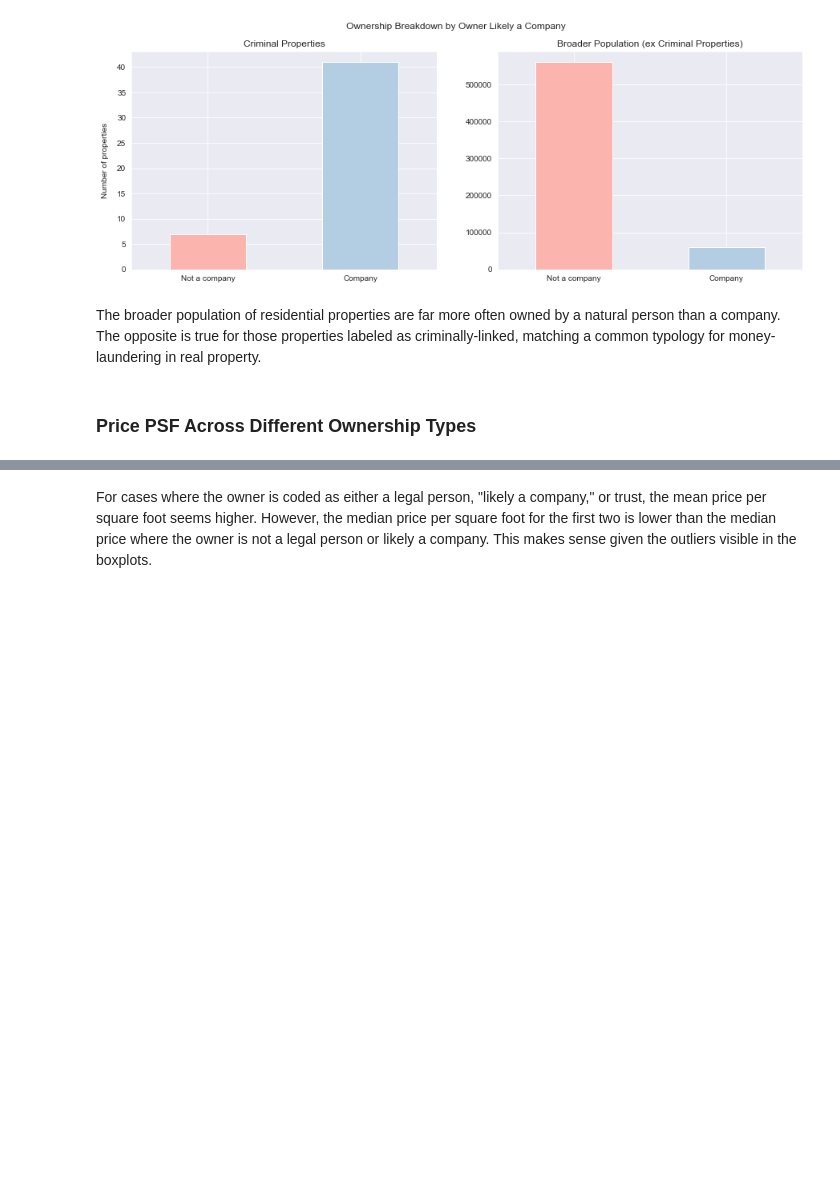
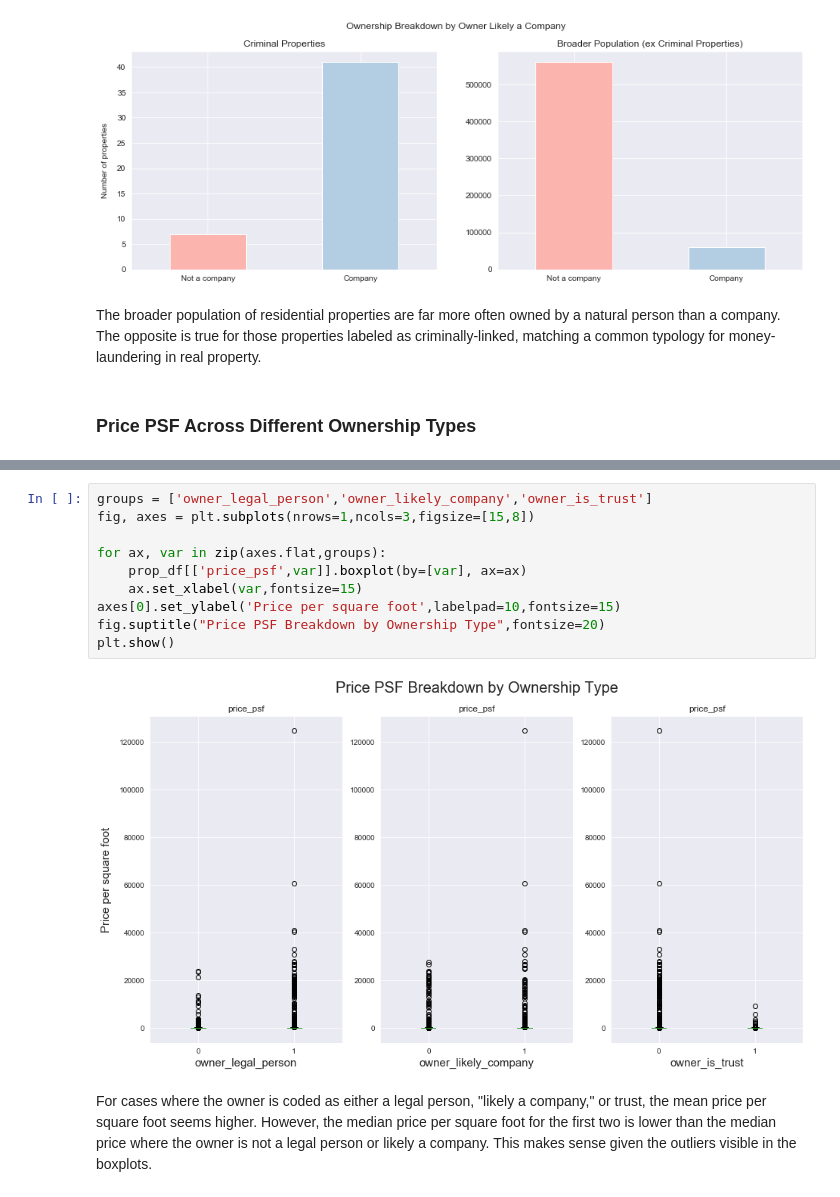
Before and after one commit to mpky/property_project, a Jupyter notebook: notebooks/Bexar_EDA.ipynb, the cells around one changed output, grey strips where cells are left out. Saved outputs shown, nothing was run; the diff lists cells and outputs as text; blank space fills up the shorter version.

Commit message:
Add axis labels to all plots

```diff
--- a/notebooks/Bexar_EDA.ipynb
+++ b/notebooks/Bexar_EDA.ipynb
@@ -305,3 +306,15 @@ plt.show()
+# %%
+groups = ['owner_legal_person','owner_likely_company','owner_is_trust']
+fig, axes = plt.subplots(nrows=1,ncols=3,figsize=[15,8])
+
+for ax, var in zip(axes.flat,groups):
+    prop_df[['price_psf',var]].boxplot(by=[var], ax=ax)
+    ax.set_xlabel(var,fontsize=15)
+axes[0].set_ylabel('Price per square foot',labelpad=10,fontsize=15)
+fig.suptitle("Price PSF Breakdown by Ownership Type",fontsize=20)
+plt.show()
+# %% [output]
+[figure, added]
 # %% [markdown]
 For cases where the owner is coded as either a legal person, "likely a company," or trust, the mean price per square foot seems higher. However, the median price per square foot for the first two is lower than the median price where the owner is not a legal person or likely a company. This makes sense given the outliers visible in the boxplots.
 # %%
```
Also changed, not shown: parts of 17 cells of this notebook.
